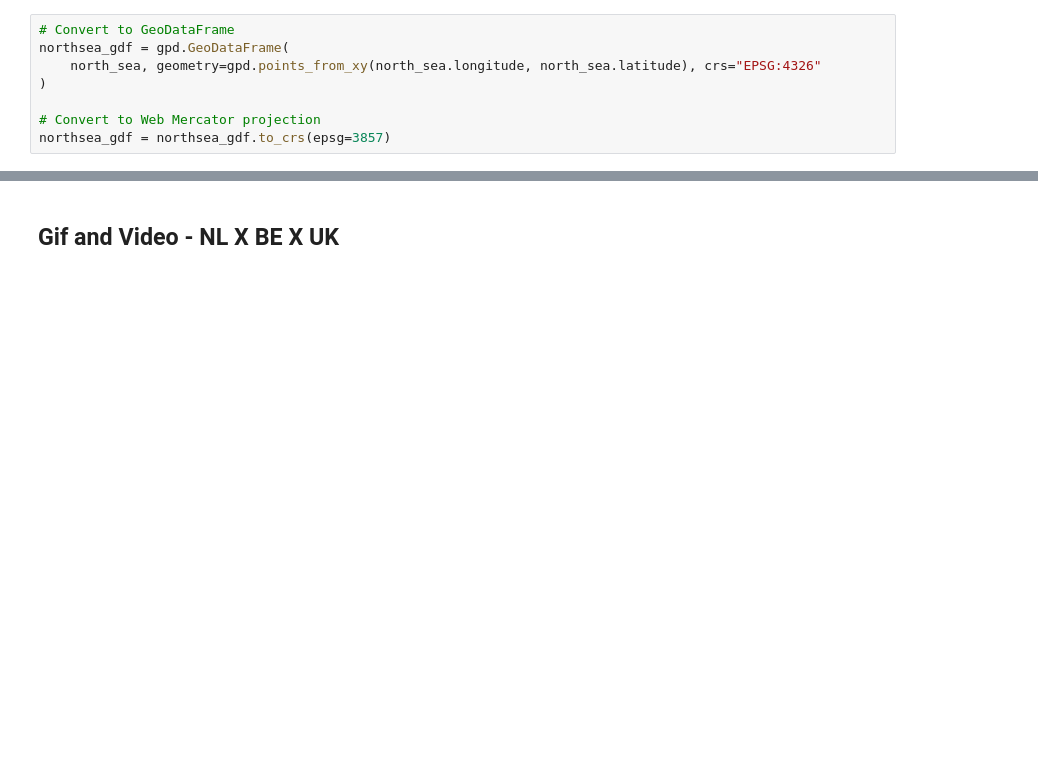
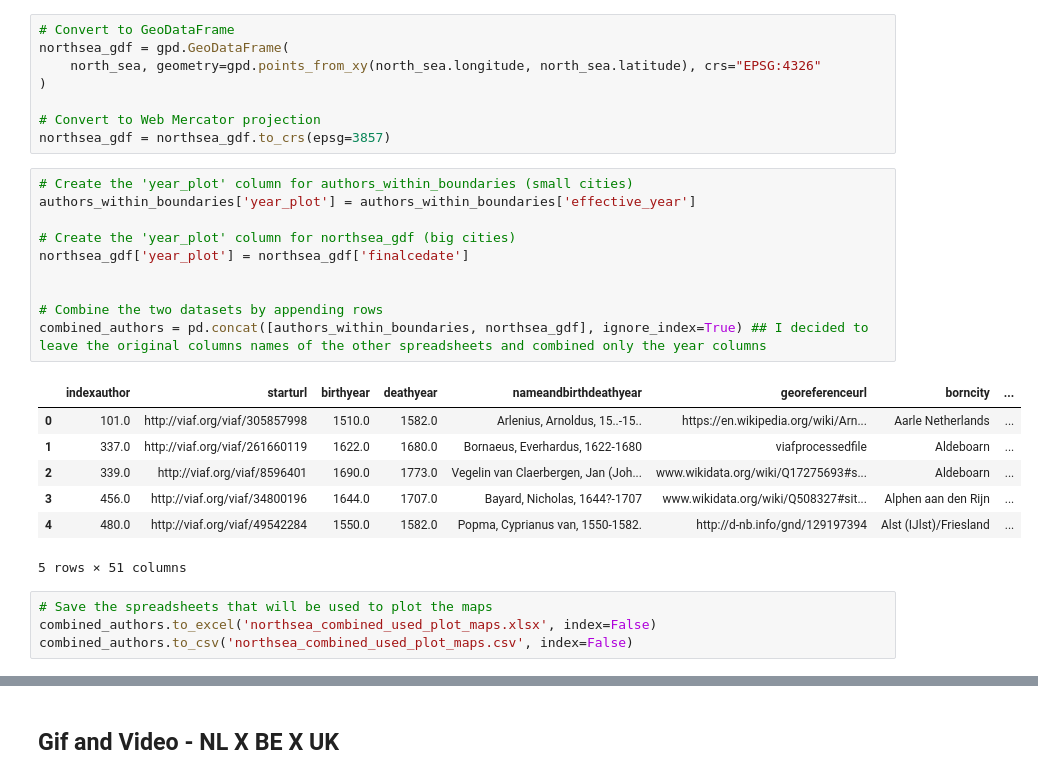
Before and after one commit to lorenafc/Capita_Selecta_RHI50403, a Jupyter notebook: Maps_authors_NL_BE_UK.ipynb, the cells around one changed output, grey strips where cells are left out. Drawn from its saved outputs; the diff is of its cells as text; blank space fills up the shorter version.

```diff
--- a/Maps_authors_NL_BE_UK.ipynb
+++ b/Maps_authors_NL_BE_UK.ipynb
@@ -97,6 +85,28 @@ northsea_gdf = gpd.GeoDataFrame(
 
 # Convert to Web Mercator projection
 northsea_gdf = northsea_gdf.to_crs(epsg=3857)
+# %%
+# Create the 'year_plot' column for authors_within_boundaries (small cities)
+authors_within_boundaries['year_plot'] = authors_within_boundaries['effective_year']
+
+# Create the 'year_plot' column for northsea_gdf (big cities)
+northsea_gdf['year_plot'] = northsea_gdf['finalcedate']
+
+
+# Combine the two datasets by appending rows
+combined_authors = pd.concat([authors_within_boundaries, northsea_gdf], ignore_index=True) ## I decided to leave the original columns names of the other spreadsheets and combined only the year columns
+# %% [output]
+|  | indexauthor | starturl | birthyear | deathyear | nameandbirthdeathyear | georeferenceurl | borncity | ... |
+| 0 | 101.0 | http://viaf.org/viaf/305857998 | 1510.0 | 1582.0 | Arlenius, Arnoldus, 15..-15.. | https://en.wikipedia.org/wiki/Arn... | Aarle Netherlands | ... |
+| 1 | 337.0 | http://viaf.org/viaf/261660119 | 1622.0 | 1680.0 | Bornaeus, Everhardus, 1622-1680 | viafprocessedfile | Aldeboarn | ... |
+| 2 | 339.0 | http://viaf.org/viaf/8596401 | 1690.0 | 1773.0 | Vegelin van Claerbergen, Jan (Joh... | www.wikidata.org/wiki/Q17275693#s... | Aldeboarn | ... |
+| 3 | 456.0 | http://viaf.org/viaf/34800196 | 1644.0 | 1707.0 | Bayard, Nicholas, 1644?-1707 | www.wikidata.org/wiki/Q508327#sit... | Alphen aan den Rijn | ... |
+| 4 | 480.0 | http://viaf.org/viaf/49542284 | 1550.0 | 1582.0 | Popma, Cyprianus van, 1550-1582. | http://d-nb.info/gnd/129197394 | Alst (IJlst)/Friesland | ... |
+5 rows × 51 columns
+# %%
+# Save the spreadsheets that will be used to plot the maps
+combined_authors.to_excel('northsea_combined_used_plot_maps.xlsx', index=False)
+combined_authors.to_csv('northsea_combined_used_plot_maps.csv', index=False)
 # %%
 # source: chatGPT and Lucas Koren
 
```
Also changed, not shown: parts of 3 cells of this notebook.
